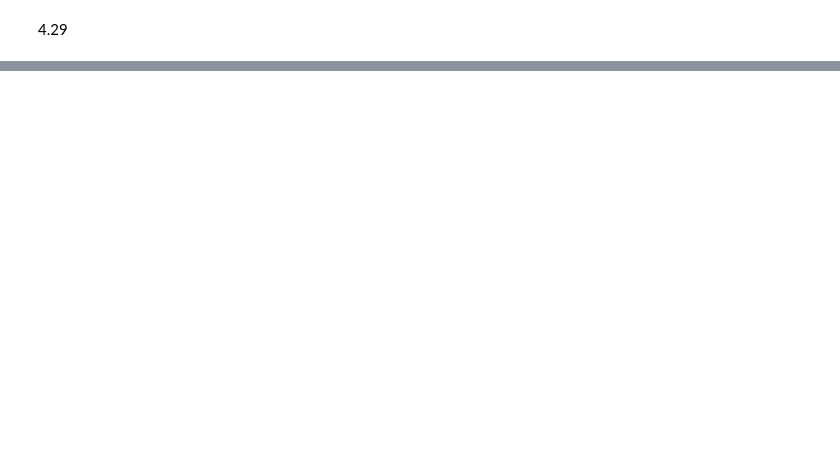
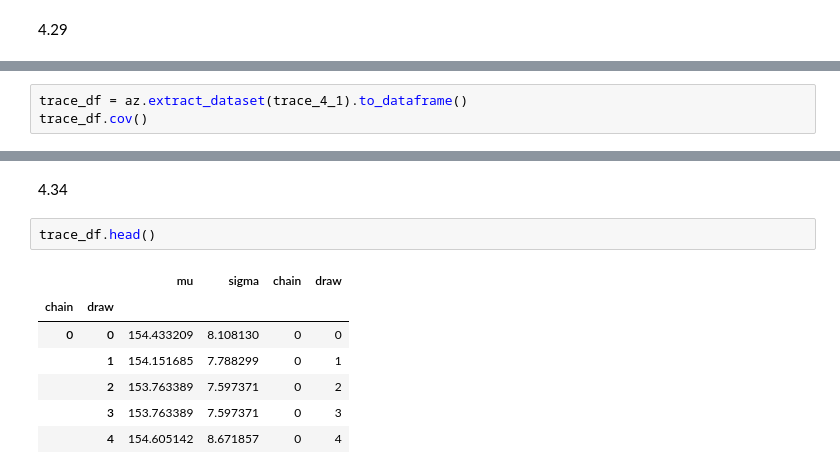
Before and after one commit to steed360/Data-Analysis, a Jupyter notebook: b Statistical Rethinking/Chapter_4_fromScratch.ipynb, the cells around one changed output, grey strips where cells are left out. Saved outputs shown, nothing was run; the diff lists cells and outputs as text; blank space fills up the shorter version.

```diff
--- a/b Statistical Rethinking/Chapter_4_fromScratch.ipynb
+++ b/b Statistical Rethinking/Chapter_4_fromScratch.ipynb
@@ -468,0 +441,3 @@ $$
+# %%
+trace_df = az.extract_dataset(trace_4_1).to_dataframe()
+trace_df.cov()
@@ -468,0 +464,12 @@ $$
+# %% [markdown]
+4.34
+# %%
+trace_df.head()
+# %% [output]
+|  |  | mu | sigma | chain | draw |
+| chain | draw |  |  |  |  |
+| 0 | 0 | 154.433209 | 8.108130 | 0 | 0 |
+|  | 1 | 154.151685 | 7.788299 | 0 | 1 |
+|  | 2 | 153.763389 | 7.597371 | 0 | 2 |
+|  | 3 | 153.763389 | 7.597371 | 0 | 3 |
+|  | 4 | 154.605142 | 8.671857 | 0 | 4 |
```
Also changed, not shown: parts of 29 cells of this notebook.
